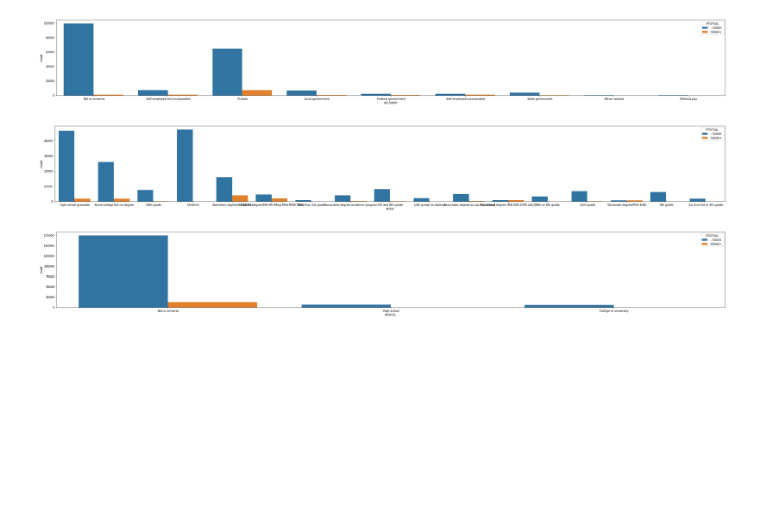
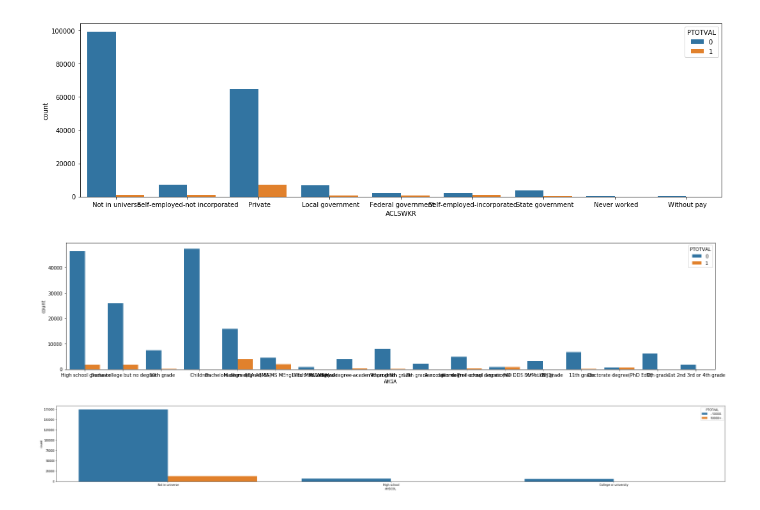
Before and after one commit to nAnna519/python_tasks, a Jupyter notebook: census_income/census-income.ipynb, the cells around one changed output. Drawn from its saved outputs; the diff is of its cells as text; code cells hidden in the pictures; blank space fills up the shorter version.

```diff
--- a/census_income/census-income.ipynb
+++ b/census_income/census-income.ipynb
@@ -31,4 +75,0 @@ Name: MIGSUN, dtype: int64
-# %%
-from pylab import rcParams
-rcParams['figure.figsize'] = 43, 20
-data_train.hist();
@@ -72,11 +127,13 @@ sns.pairplot(data_train, hue='PTOTVAL');
 # %%
-sns.countplot(x='ACLSWKR', hue='PTOTVAL', data=data_train);
+pl.figure(figsize=(18,5,));
+sns.countplot(x='ACLSWKR', hue='PTOTVAL', data=data_train, );
 # %% [output]
-[figure, old version]
+[figure, new version]
 # %%
+pl.figure(figsize=(25,5,));
 sns.countplot(x='AHGA', hue='PTOTVAL', data=data_train);
 # %% [output]
-[figure, old version]
+[figure, new version]
 # %%
 sns.countplot(x='AHSCOL', hue='PTOTVAL', data=data_train);
 # %% [output]
```
Also changed, not shown: parts of 20 cells of this notebook.
